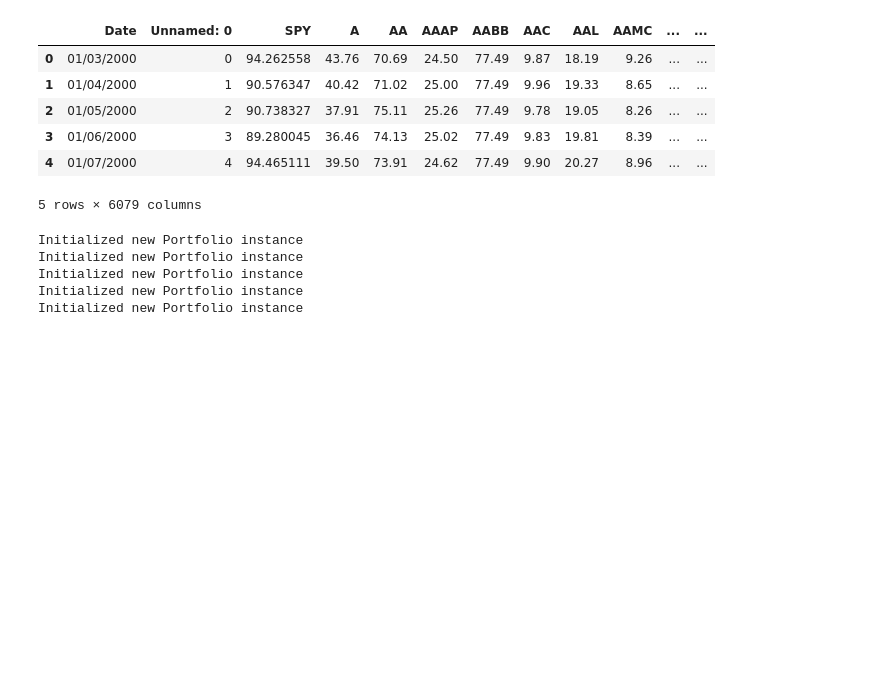
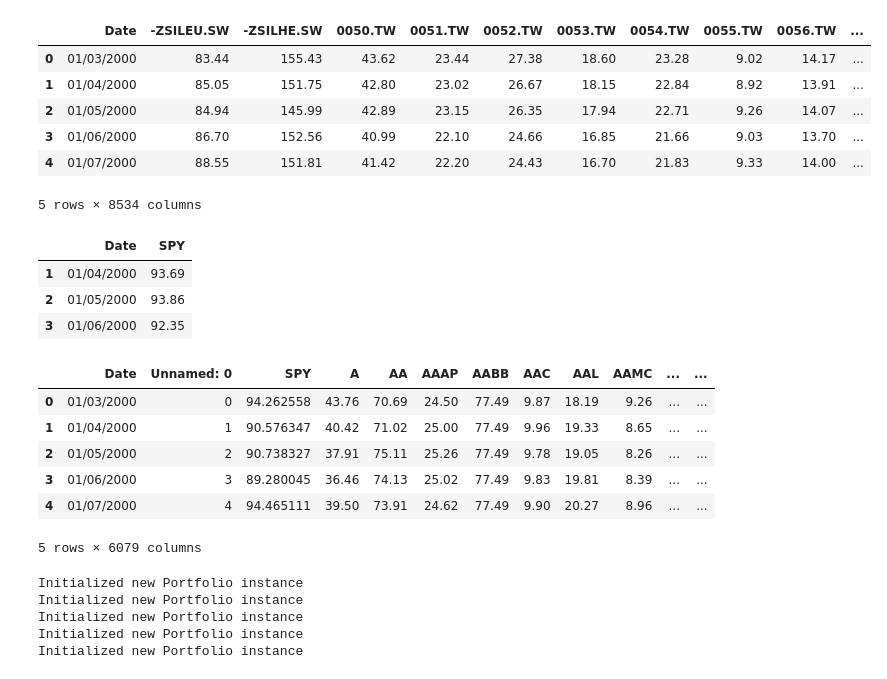
Before and after one commit to LumberJon1/EfficientPortfolio, a Jupyter notebook: EfficientPortfolioNotebook.ipynb, the cells around one changed output. Drawn from its saved outputs; the diff is of its cells as text; code cells hidden in the pictures; blank space fills up the shorter version.

```diff
--- a/EfficientPortfolioNotebook.ipynb
+++ b/EfficientPortfolioNotebook.ipynb
@@ -20,3 +23,22 @@ df.head(5)
+# %%
+etf_df = pd.read_csv("all_history_etf.csv")
+etf_df = etf_df.drop(etf_df.columns[[0]], axis=1)
+etf_df.head()
+# %% [output]
+|  | Date | -ZSILEU.SW | -ZSILHE.SW | 0050.TW | 0051.TW | 0052.TW | 0053.TW | 0054.TW | 0055.TW | 0056.TW | ... |
+| 0 | 01/03/2000 | 83.44 | 155.43 | 43.62 | 23.44 | 27.38 | 18.60 | 23.28 | 9.02 | 14.17 | ... |
+| 1 | 01/04/2000 | 85.05 | 151.75 | 42.80 | 23.02 | 26.67 | 18.15 | 22.84 | 8.92 | 13.91 | ... |
+| 2 | 01/05/2000 | 84.94 | 145.99 | 42.89 | 23.15 | 26.35 | 17.94 | 22.71 | 9.26 | 14.07 | ... |
+| 3 | 01/06/2000 | 86.70 | 152.56 | 40.99 | 22.10 | 24.66 | 16.85 | 21.66 | 9.03 | 13.70 | ... |
+| 4 | 01/07/2000 | 88.55 | 151.81 | 41.42 | 22.20 | 24.43 | 16.70 | 21.83 | 9.33 | 14.00 | ... |
+5 rows × 8534 columns
+# %%
+etf_df.loc[1:3, ["Date", "SPY"]]
+# %% [output]
+|  | Date | SPY |
+| 1 | 01/04/2000 | 93.69 |
+| 2 | 01/05/2000 | 93.86 |
+| 3 | 01/06/2000 | 92.35 |
 # %%
 # def get_history(ticker, interval="1d", period="1y",
 #                 start_date="2000-01-01", end_date="2023-11-14"
```
Also changed, not shown: parts of 2 cells of this notebook, 1 other file.
